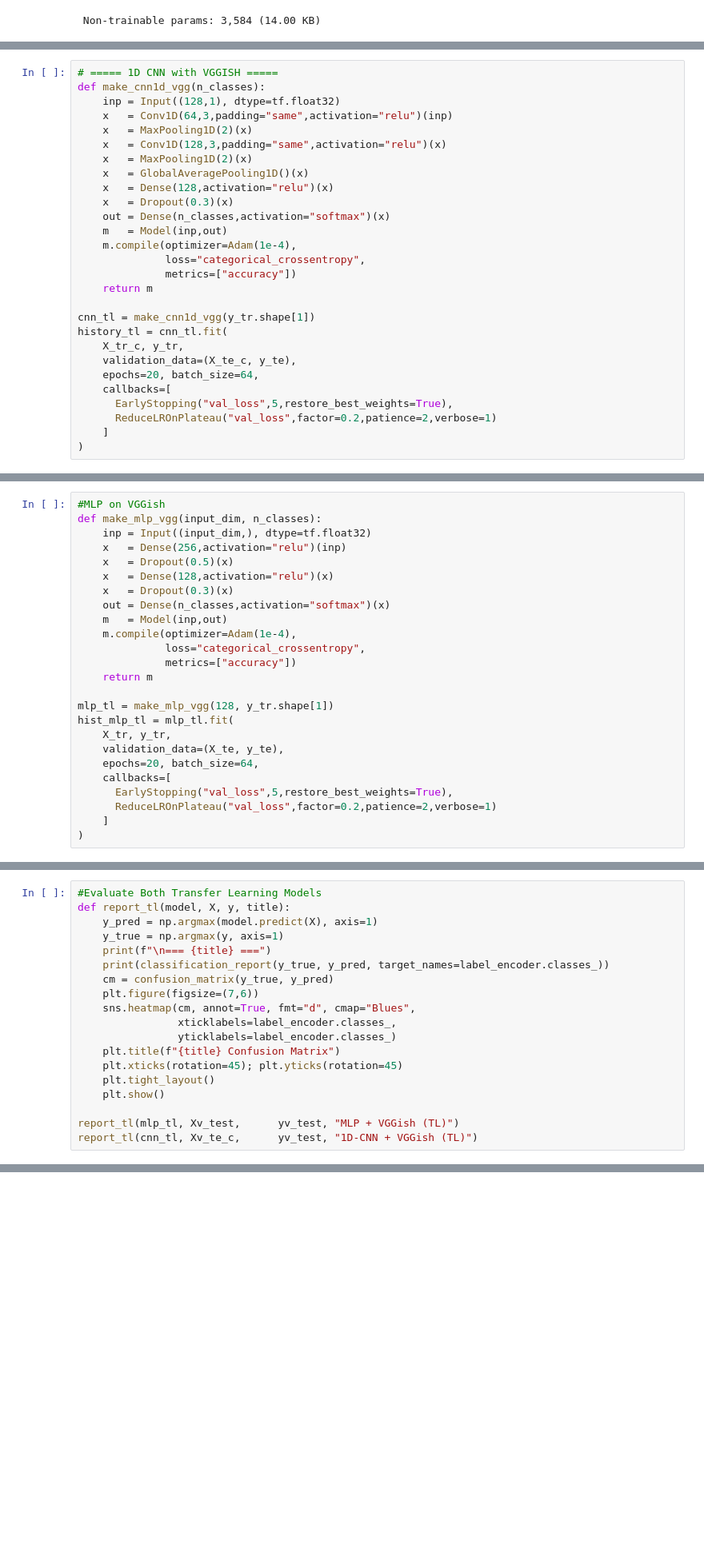
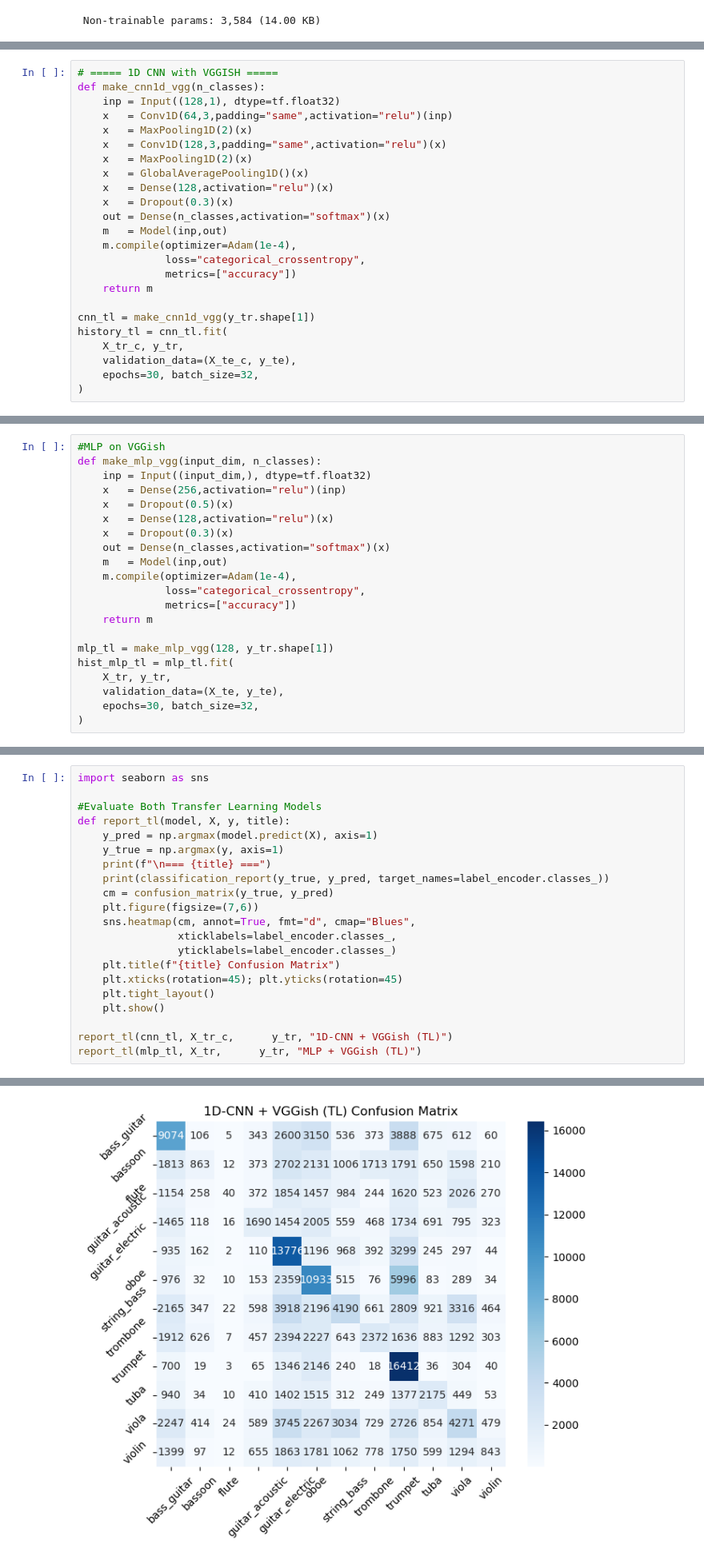
Before and after one commit to SMZ2000/PolyphonicInstrumentTuningDetection, a Jupyter notebook: CS8321RoughDraft.ipynb, the cells around one changed output, grey strips where cells are left out. Shown at 80% size. Drawn from its saved outputs; the diff is of its cells as text; blank space fills up the shorter version.

```diff
--- a/CS8321RoughDraft.ipynb
+++ b/CS8321RoughDraft.ipynb
@@ -625,10 +628,6 @@ cnn_tl = make_cnn1d_vgg(y_tr.shape[1])
 history_tl = cnn_tl.fit(
     X_tr_c, y_tr,
     validation_data=(X_te_c, y_te),
-    epochs=20, batch_size=64,
-    callbacks=[
-      EarlyStopping("val_loss",5,restore_best_weights=True),
-      ReduceLROnPlateau("val_loss",factor=0.2,patience=2,verbose=1)
-    ]
+    epochs=30, batch_size=32,
 )
 # %% [output]
@@ -653,10 +667,6 @@ mlp_tl = make_mlp_vgg(128, y_tr.shape[1])
 hist_mlp_tl = mlp_tl.fit(
     X_tr, y_tr,
     validation_data=(X_te, y_te),
-    epochs=20, batch_size=64,
-    callbacks=[
-      EarlyStopping("val_loss",5,restore_best_weights=True),
-      ReduceLROnPlateau("val_loss",factor=0.2,patience=2,verbose=1)
-    ]
+    epochs=30, batch_size=32,
 )
 # %% [output]
@@ -664,4 +690,6 @@ KeyboardInterrupt:
 # %%
+import seaborn as sns
+
 #Evaluate Both Transfer Learning Models
 def report_tl(model, X, y, title):
     y_pred = np.argmax(model.predict(X), axis=1)
@@ -678,6 +706,6 @@ def report_tl(model, X, y, title):
     plt.tight_layout()
     plt.show()
 
-report_tl(mlp_tl, Xv_test,      yv_test, "MLP + VGGish (TL)")
-report_tl(cnn_tl, Xv_te_c,      yv_test, "1D-CNN + VGGish (TL)")
+report_tl(cnn_tl, X_tr_c,      y_tr, "1D-CNN + VGGish (TL)")
+report_tl(mlp_tl, X_tr,      y_tr, "MLP + VGGish (TL)")
 # %% [output]
@@ -684,0 +729 @@ Epoch 1/20
+[figure, added]
```
Also changed, not shown: parts of 10 cells of this notebook.
